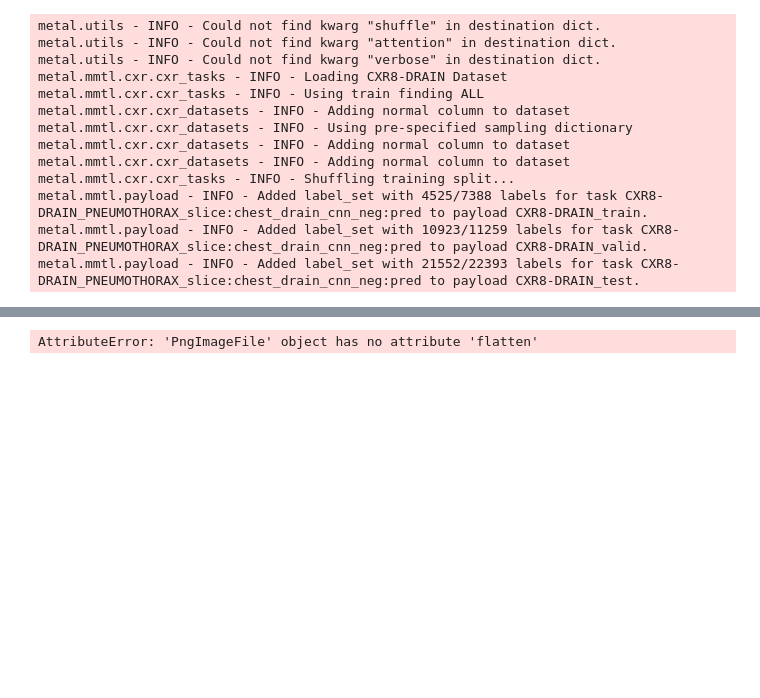
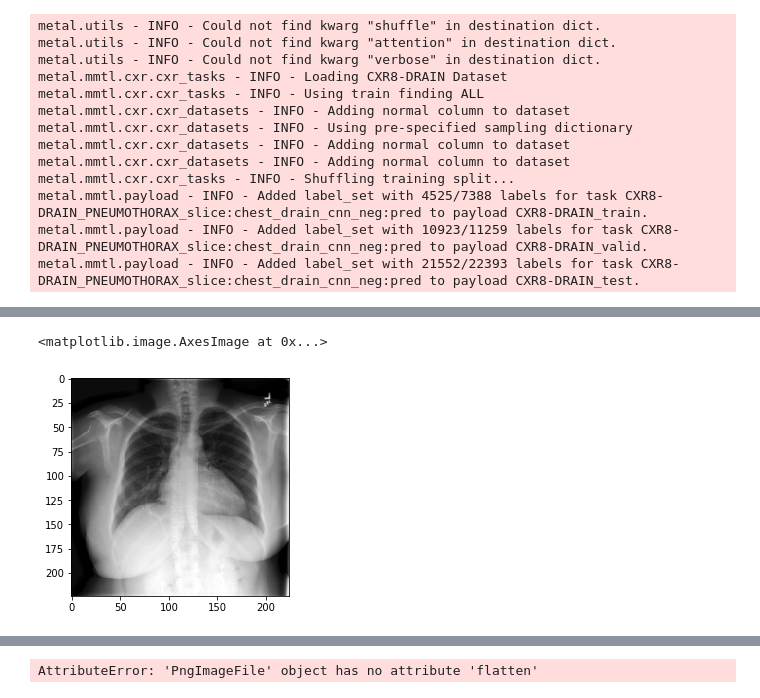
Before and after one commit to jdunnmon/metal, a Jupyter notebook: metal/mmtl/cxr/debugging/train_nerdd_tube_proto.ipynb, the cells around one changed output, grey strips where cells are left out. Drawn from its saved outputs; the diff is of its cells as text; code cells hidden in the pictures; blank space fills up the shorter version.

```diff
--- a/metal/mmtl/cxr/debugging/train_nerdd_tube_proto.ipynb
+++ b/metal/mmtl/cxr/debugging/train_nerdd_tube_proto.ipynb
@@ -168,7 +157,7 @@ metal.mmtl.payload - INFO - Added label_set with 4525/7388 labels for task CXR8-
 metal.mmtl.payload - INFO - Added label_set with 10923/11259 labels for task CXR8-DRAIN_PNEUMOTHORAX_slice:chest_drain_cnn_neg:pred to payload CXR8-DRAIN_valid.
 metal.mmtl.payload - INFO - Added label_set with 21552/22393 labels for task CXR8-DRAIN_PNEUMOTHORAX_slice:chest_drain_cnn_neg:pred to payload CXR8-DRAIN_test.
 # %%
-ind = 5
+ind = 15
 ds = payloads[0].data_loader.dataset
 img = ds[ind][0]['data']
 # %%
@@ -195,3 +184,8 @@ plt.show()
+# %%
+plt.imshow(img[0,:,:],cmap='gray')
+# %% [output]
+<matplotlib.image.AxesImage at 0x...>
+[figure, added]
 # %%
 from PIL import Image
 import numpy as np
```
Also changed, not shown: parts of 16 cells of this notebook, 4 other files.
